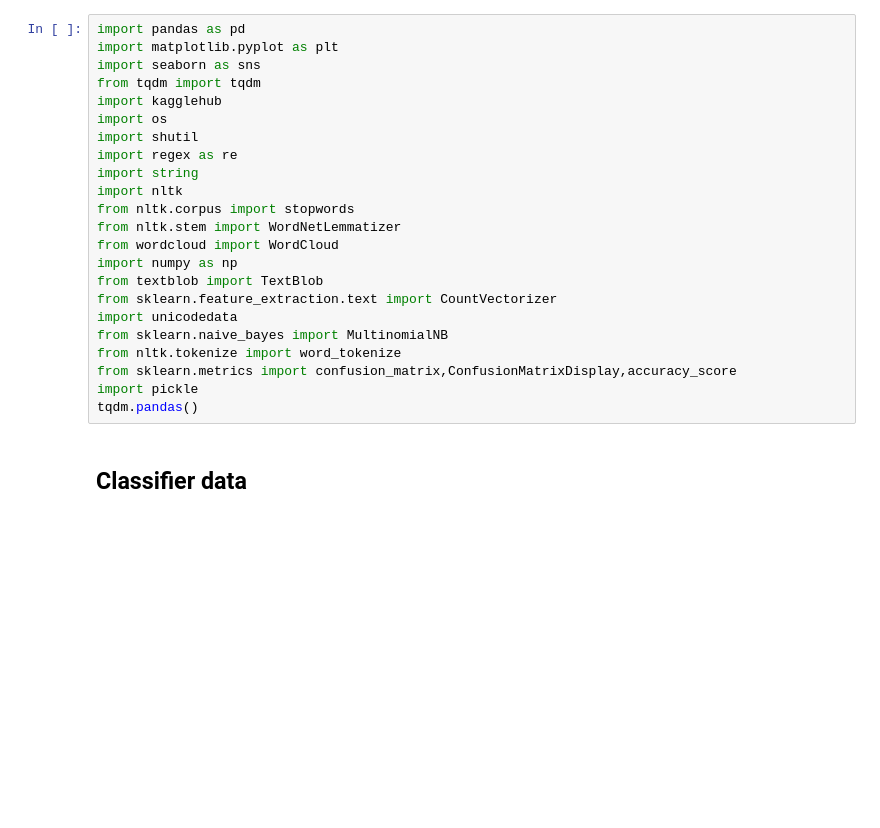
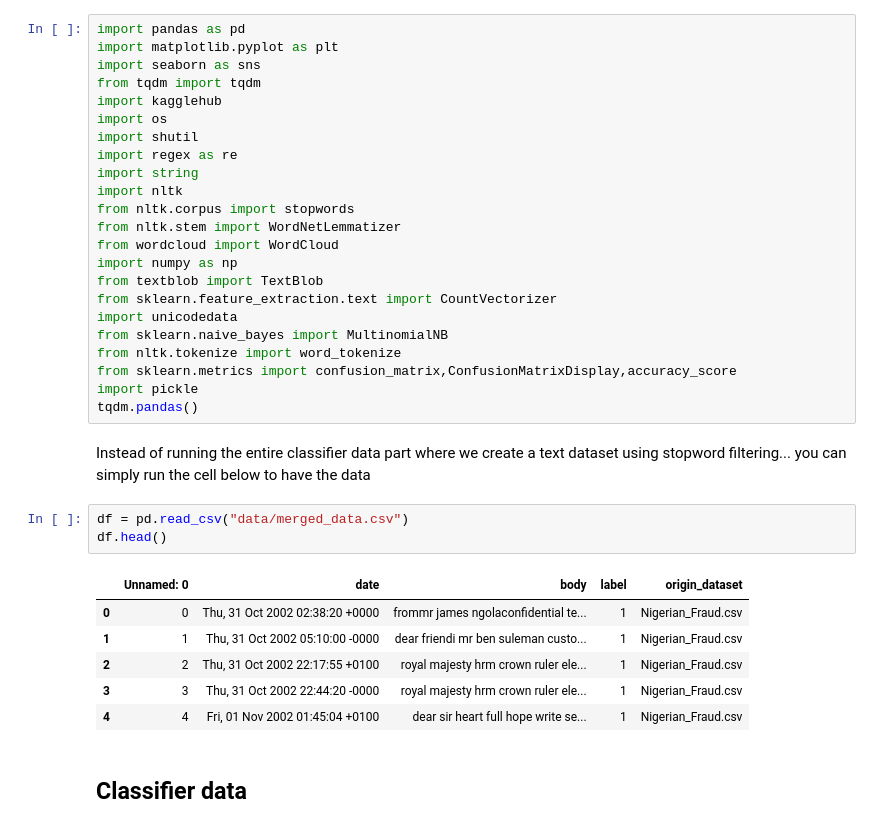
Before and after one commit to avnerelbaz3500/Statapp-Phishing, a Jupyter notebook: main.ipynb, the cells around one changed output. Cells and saved outputs as stored; diff of their text form; blank space fills up the shorter version.

```diff
--- a/main.ipynb
+++ b/main.ipynb
@@ -27,6 +27,18 @@ from nltk.tokenize import word_tokenize
 from sklearn.metrics import confusion_matrix,ConfusionMatrixDisplay,accuracy_score
 import pickle
 tqdm.pandas()
+# %% [markdown]
+Instead of running the entire classifier data part where we create a text dataset using stopword filtering... you can simply run the cell below to have the data
+# %%
+df = pd.read_csv("data/merged_data.csv")
+df.head()
+# %% [output]
+|  | Unnamed: 0 | date | body | label | origin_dataset |
+| 0 | 0 | Thu, 31 Oct 2002 02:38:20 +0000 | frommr james ngolaconfidential te... | 1 | Nigerian_Fraud.csv |
+| 1 | 1 | Thu, 31 Oct 2002 05:10:00 -0000 | dear friendi mr ben suleman custo... | 1 | Nigerian_Fraud.csv |
+| 2 | 2 | Thu, 31 Oct 2002 22:17:55 +0100 | royal majesty hrm crown ruler ele... | 1 | Nigerian_Fraud.csv |
+| 3 | 3 | Thu, 31 Oct 2002 22:44:20 -0000 | royal majesty hrm crown ruler ele... | 1 | Nigerian_Fraud.csv |
+| 4 | 4 | Fri, 01 Nov 2002 01:45:04 +0100 | dear sir heart full hope write se... | 1 | Nigerian_Fraud.csv |
 # %% [markdown]
 ## Classifier data
 # %% [markdown]
```
Also changed, not shown: parts of 21 cells of this notebook, 10 other files.
